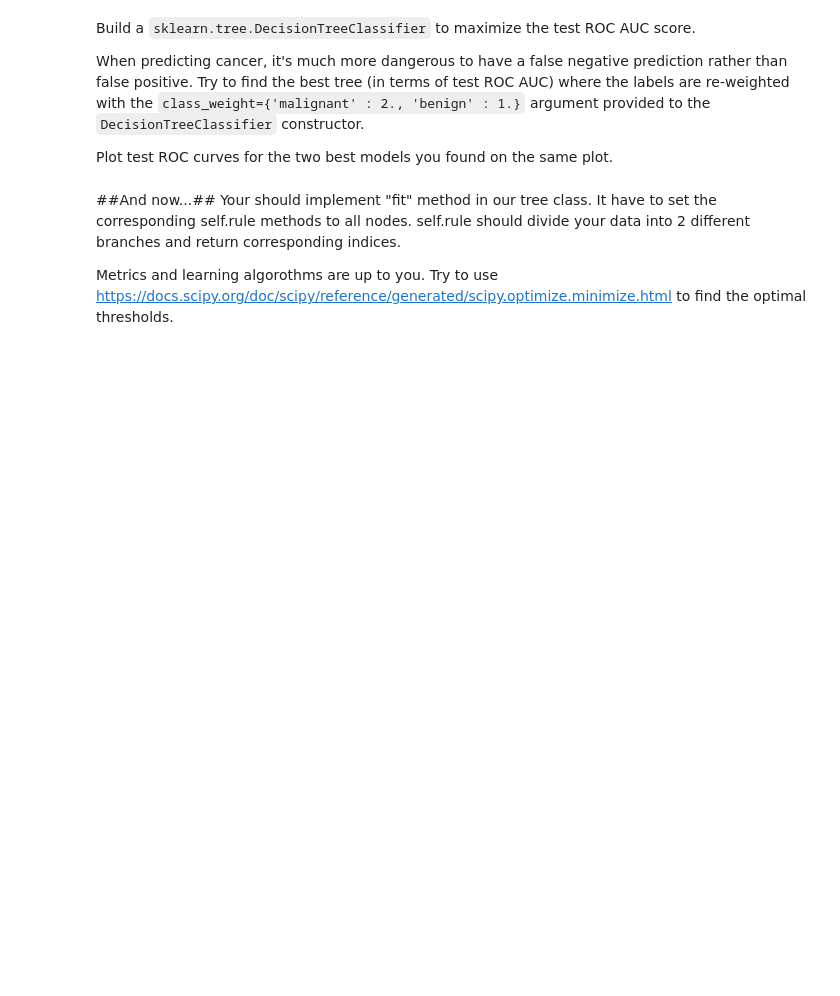
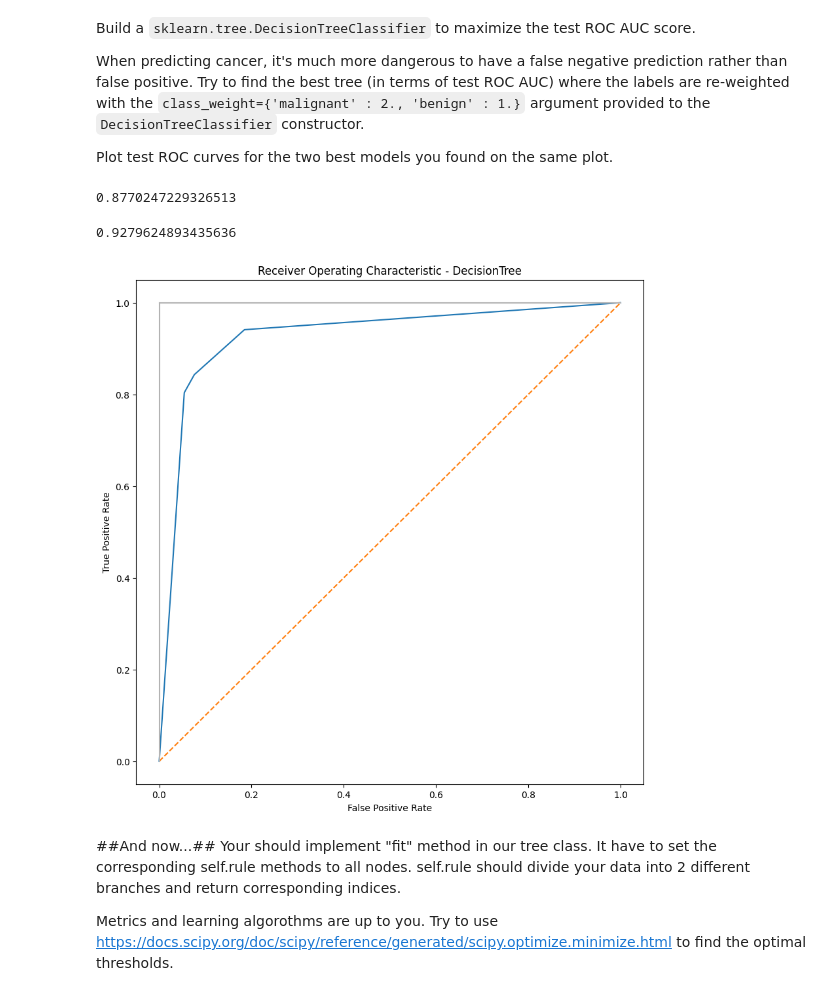
Before and after one commit to Sergeichik/MLDM-2023, a Jupyter notebook: 07-trees/DecisionTrees_HW.ipynb, the cells around one changed output. Saved outputs shown, nothing was run; the diff lists cells and outputs as text; code cells hidden in the pictures; blank space fills up the shorter version.

```diff
--- a/07-trees/DecisionTrees_HW.ipynb
+++ b/07-trees/DecisionTrees_HW.ipynb
@@ -146,3 +162,54 @@ Plot test ROC curves for the two best models you found on the same plot.
+# %%
+from sklearn.tree import DecisionTreeClassifier
+from sklearn.model_selection import train_test_split
+from sklearn.metrics import roc_auc_score, roc_curve
+clf = DecisionTreeClassifier(class_weight={'malignant' : 2., 'benign' : 1.})
+clf.fit(X_train, y_train)
+roc_auc_score(y_test, clf.predict_proba(X_test)[:, 1])
+# %% [output]
+0.8770247229326513
+# %%
+import numpy as np
+from sklearn.model_selection import GridSearchCV
+
+param = {
+    "max_depth": [i for i in range(1, 11, 1)],
+
+    "ccp_alpha": [1e-8, 1e-7, 1e-6, 1e-5, 1e-4, 1e-3, 1e-2, 1e-1, 1, 2, 10],
+
+    "max_leaf_nodes": [i for i in range(2, 20, 1)],
+
+}
+bst = DecisionTreeClassifier(class_weight={'malignant' : 2., 'benign' : 1.})
+search = GridSearchCV(bst, param, scoring='roc_auc', cv=5)
+search.fit(X_train, y_train)
+max_depth_best = search.best_params_.values().mapping['max_depth']
+ccp_alpha_best = search.best_params_.values().mapping['ccp_alpha']
+max_leaf_nodes_best = search.best_params_.values().mapping['max_leaf_nodes']
+model = DecisionTreeClassifier(class_weight={'malignant' : 2., 'benign' : 1.}, max_depth=max_depth_best, ccp_alpha=ccp_alpha_best, max_leaf_nodes=max_leaf_nodes_best)
+model.fit(X_train, y_train)
+y_score = roc_auc_score(y_test, model.predict_proba(X_test)[::, 1])
+print(y_score)
+# %% [output]
+0.9279624893435636
+# %%
+from sklearn.metrics import roc_curve, roc_auc_score
+from sklearn.model_selection import train_test_split
+import matplotlib.pyplot as plt
+
+y_score1 = model.predict_proba(X_test)[:,1]
+false_positive_rate1, true_positive_rate1, threshold1 = roc_curve(y_test, y_score1, pos_label='malignant')
+
+plt.subplots(1, figsize=(10,10))
+plt.title('Receiver Operating Characteristic - DecisionTree')
+plt.plot(false_positive_rate1, true_positive_rate1)
+plt.plot([0, 1], ls="--")
+plt.plot([0, 0], [1, 0] , c=".7"), plt.plot([1, 1] , c=".7")
+plt.ylabel('True Positive Rate')
+plt.xlabel('False Positive Rate')
+plt.show()
+# %% [output]
+[figure, added]
 # %% [markdown]
 ##And now...##
 Your should implement "fit" method in our tree class.
```
Also changed, not shown: parts of 9 cells of this notebook.
